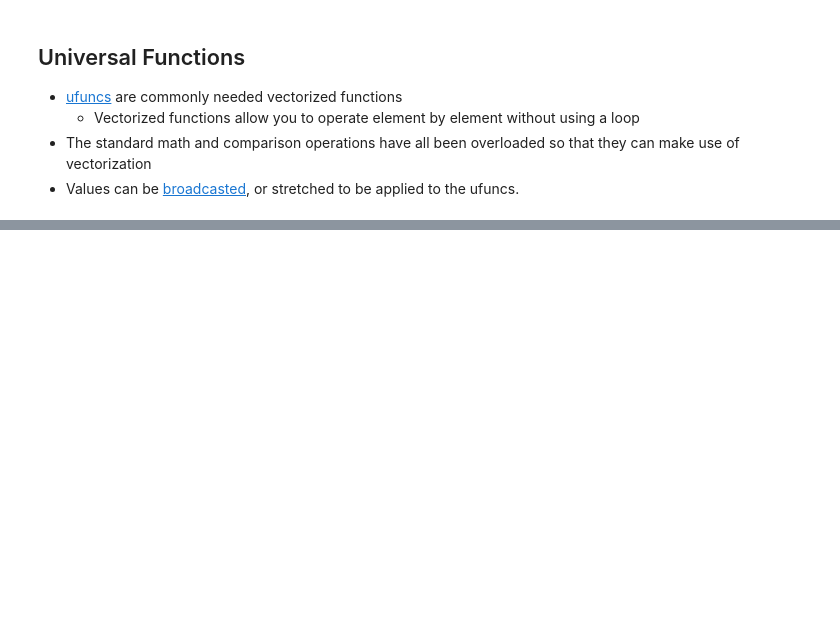
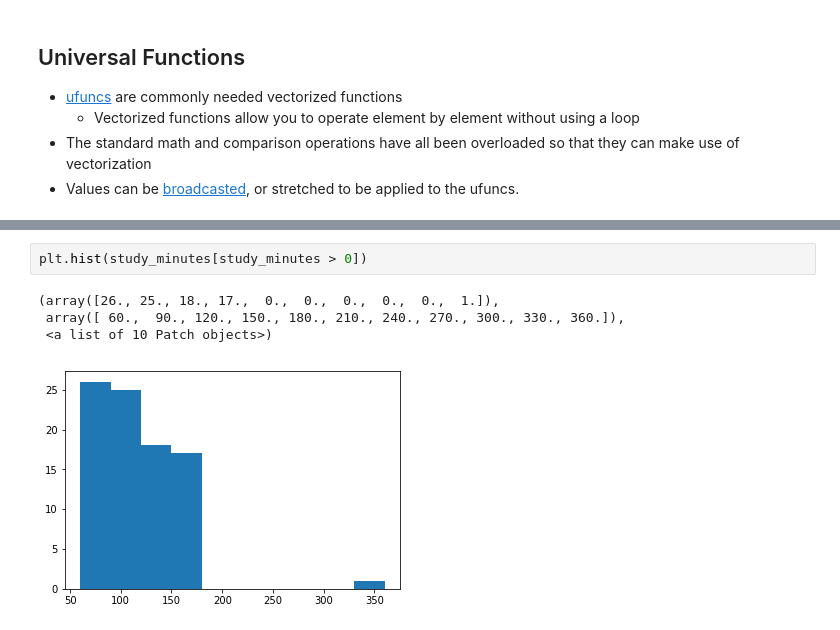
Before and after one commit to willseff/TeamTreehouse, a Jupyter notebook: intro-to-numpy/Introduction to NumPy.ipynb, the cells around one changed output, grey strips where cells are left out. Cells and saved outputs as stored; diff of their text form; blank space fills up the shorter version.

```diff
--- a/intro-to-numpy/Introduction to NumPy.ipynb
+++ b/intro-to-numpy/Introduction to NumPy.ipynb
@@ -551,0 +534,7 @@ array([[ 0.,  2.,  4.],
+# %%
+plt.hist(study_minutes[study_minutes > 0])
+# %% [output]
+(array([26., 25., 18., 17.,  0.,  0.,  0.,  0.,  0.,  1.]),
+ array([ 60.,  90., 120., 150., 180., 210., 240., 270., 300., 330., 360.]),
+ <a list of 10 Patch objects>)
+[figure, added]
```
Also changed, not shown: parts of 22 cells of this notebook, 4 other files.
